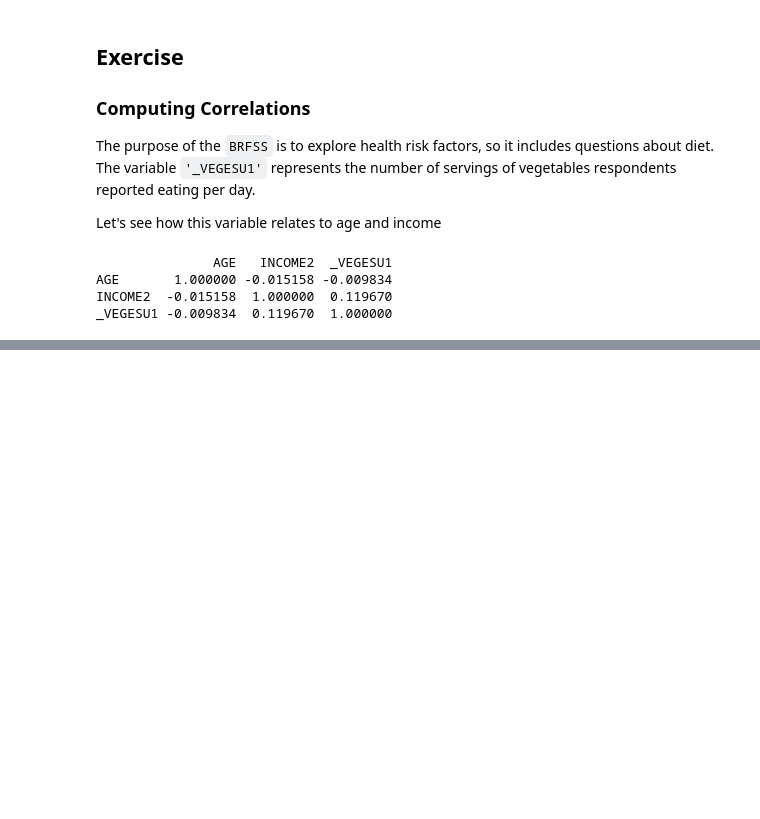
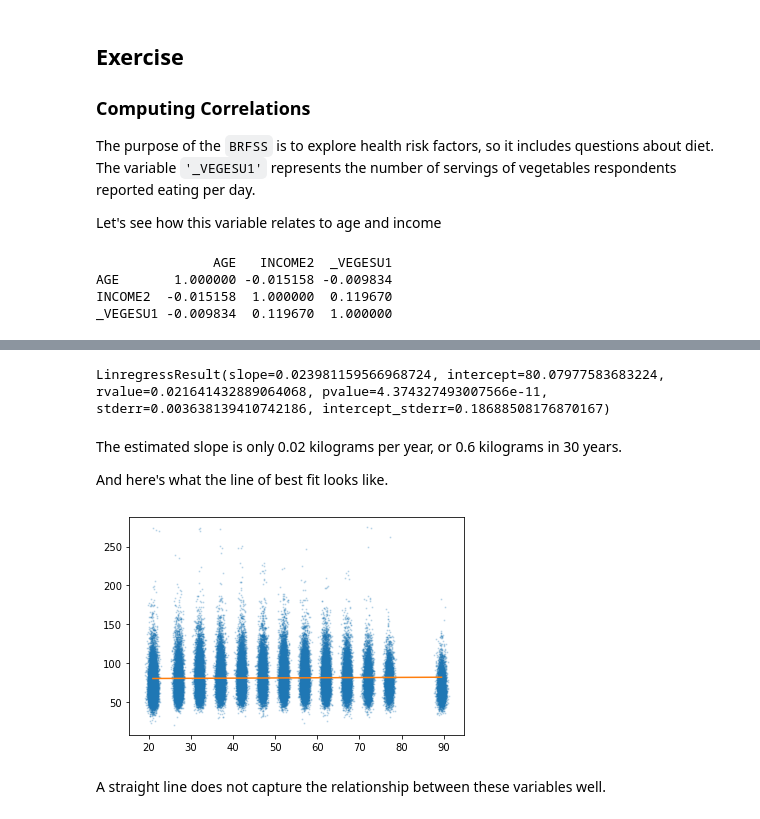
Before and after one commit to SketchQ/DataCamp_DataScience_Track, a Jupyter notebook: 16_Exploratory Data Analysis in Python/Chapter_3_Relationships.ipynb, the cells around one changed output, grey strips where cells are left out. Saved outputs shown, nothing was run; the diff lists cells and outputs as text; code cells hidden in the pictures; blank space fills up the shorter version.

```diff
--- a/16_Exploratory Data Analysis in Python/Chapter_3_Relationships.ipynb
+++ b/16_Exploratory Data Analysis in Python/Chapter_3_Relationships.ipynb
@@ -454,0 +597,34 @@ _VEGESU1 -0.009834  0.119670  1.000000
+# %%
+subset = brfss.dropna(subset=['WTKG3', 'AGE'])
+
+xs = subset['AGE']
+ys = subset['WTKG3']
+
+res = linregress(xs, ys)
+
+print(res)
+# %% [output]
+LinregressResult(slope=0.023981159566968724, intercept=80.07977583683224, rvalue=0.021641432889064068, pvalue=4.374327493007566e-11, stderr=0.003638139410742186, intercept_stderr=0.18688508176870167)
+# %% [markdown]
+The estimated slope is only 0.02 kilograms per year, or 0.6 kilograms in 30 years.
+
+And here's what the line of best fit looks like.
+# %%
+# Jittering
+age = brfss['AGE'] + np.random.normal(0, 0.5, size=len(brfss))
+weight = brfss['WTKG3'] + np.random.normal(0, 2, size=len(brfss))
+
+# Plot the Data
+plt.plot(age, weight, 'o', markersize=1, alpha=0.2)
+
+# Computize Regression line
+fx = np.array([xs.min(), xs.max()])
+fy = res.intercept + res.slope * fx
+plt.plot(fx, fy, '-')
+
+# Show plot
+plt.show()
+# %% [output]
+[figure, added]
+# %% [markdown]
+A straight line does not capture the relationship between these variables well.
```
Also changed, not shown: parts of 13 cells of this notebook, 1 other file.
